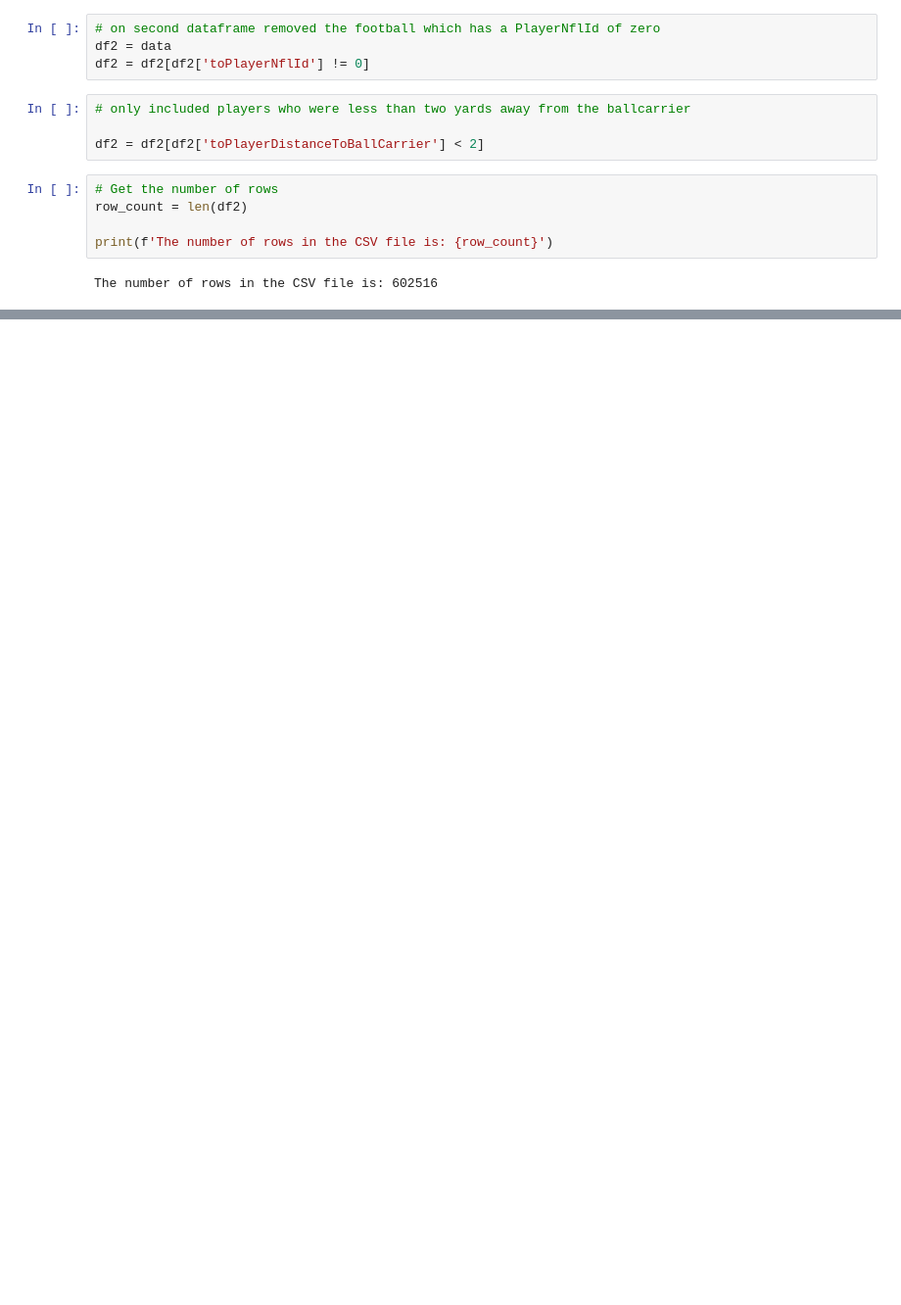
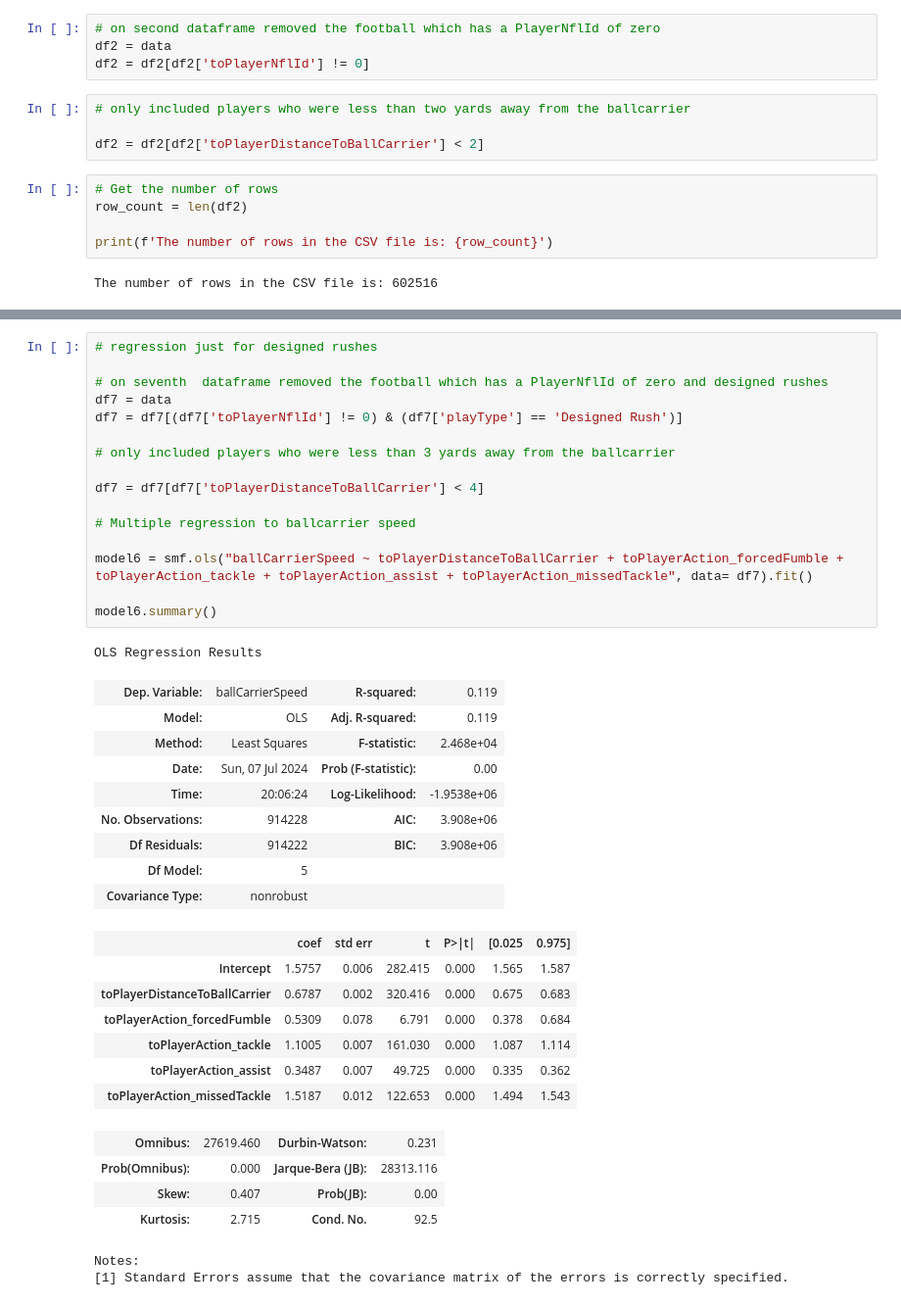
Before and after one commit to danoff/lending-a-hand-in-bringing-ballcarriers-down, a Jupyter notebook: Run_regressions.ipynb, the cells around one changed output, grey strips where cells are left out. Shown at 98% size. Saved outputs shown, nothing was run; the diff lists cells and outputs as text; blank space fills up the shorter version.

```diff
--- a/Run_regressions.ipynb
+++ b/Run_regressions.ipynb
@@ -349,0 +409,40 @@ Notes:
+# %%
+# regression just for designed rushes
+
+# on seventh  dataframe removed the football which has a PlayerNflId of zero and designed rushes
+df7 = data
+df7 = df7[(df7['toPlayerNflId'] != 0) & (df7['playType'] == 'Designed Rush')]
+
+# only included players who were less than 3 yards away from the ballcarrier
+
+df7 = df7[df7['toPlayerDistanceToBallCarrier'] < 4]
+
+# Multiple regression to ballcarrier speed
+
+model6 = smf.ols("ballCarrierSpeed ~ toPlayerDistanceToBallCarrier + toPlayerAction_forcedFumble + toPlayerAction_tackle + toPlayerAction_assist + toPlayerAction_missedTackle", data= df7).fit()
+
+model6.summary()
+# %% [output]
+OLS Regression Results
+| Dep. Variable: | ballCarrierSpeed | R-squared: | 0.119 |
+| Model: | OLS | Adj. R-squared: | 0.119 |
+| Method: | Least Squares | F-statistic: | 2.468e+04 |
+| Date: | Sun, 07 Jul 2024 | Prob (F-statistic): | 0.00 |
+| Time: | 20:06:24 | Log-Likelihood: | -1.9538e+06 |
+| No. Observations: | 914228 | AIC: | 3.908e+06 |
+| Df Residuals: | 914222 | BIC: | 3.908e+06 |
+| Df Model: | 5 |  |  |
+| Covariance Type: | nonrobust |  |  |
+|  | coef | std err | t | P>|t| | [0.025 | 0.975] |
+| Intercept | 1.5757 | 0.006 | 282.415 | 0.000 | 1.565 | 1.587 |
+| toPlayerDistanceToBallCarrier | 0.6787 | 0.002 | 320.416 | 0.000 | 0.675 | 0.683 |
+| toPlayerAction_forcedFumble | 0.5309 | 0.078 | 6.791 | 0.000 | 0.378 | 0.684 |
+| toPlayerAction_tackle | 1.1005 | 0.007 | 161.030 | 0.000 | 1.087 | 1.114 |
+| toPlayerAction_assist | 0.3487 | 0.007 | 49.725 | 0.000 | 0.335 | 0.362 |
+| toPlayerAction_missedTackle | 1.5187 | 0.012 | 122.653 | 0.000 | 1.494 | 1.543 |
+| Omnibus: | 27619.460 | Durbin-Watson: | 0.231 |
+| Prob(Omnibus): | 0.000 | Jarque-Bera (JB): | 28313.116 |
+| Skew: | 0.407 | Prob(JB): | 0.00 |
+| Kurtosis: | 2.715 | Cond. No. | 92.5 |
+Notes:
+[1] Standard Errors assume that the covariance matrix of the errors is correctly specified.
```
Also changed, not shown: parts of 17 cells of this notebook.
